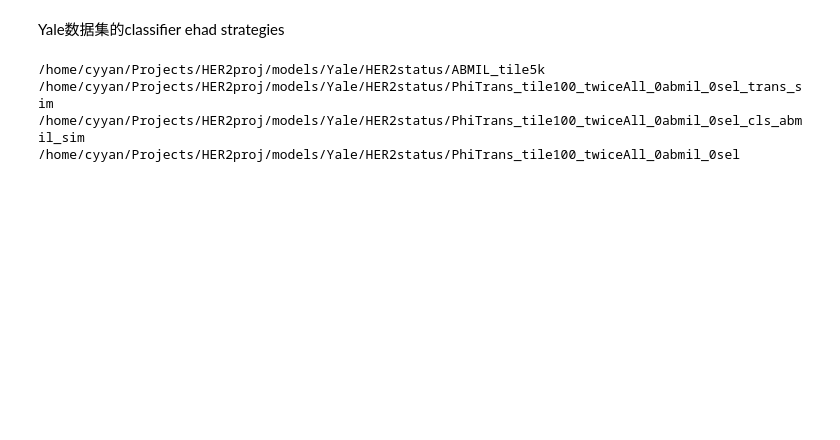
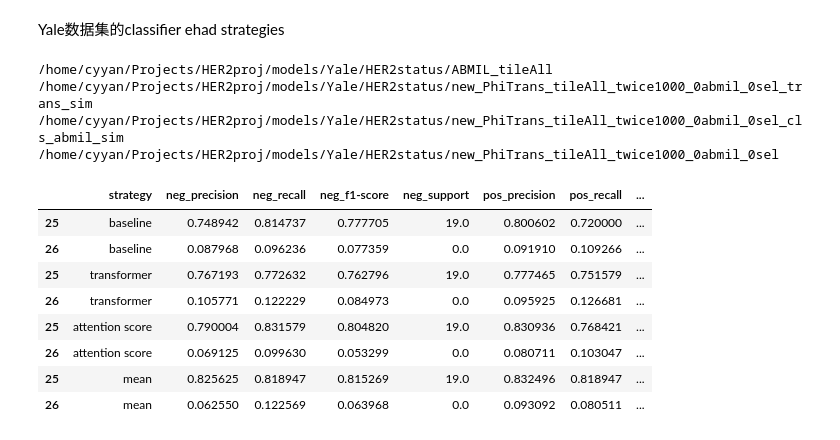
Before and after one commit to gatsby2016/PhiHER2, a Jupyter notebook: post_exp_figs/s7_5_prototype_head_ablation_metric.ipynb, the cells around one changed output. Cells and saved outputs as stored; diff of their text form; code cells hidden in the pictures; blank space fills up the shorter version.

```diff
--- a/post_exp_figs/s7_5_prototype_head_ablation_metric.ipynb
+++ b/post_exp_figs/s7_5_prototype_head_ablation_metric.ipynb
@@ -164,0 +227,24 @@ ax.set_xticklabels(bar_row_names)
+# %%
+root_path = "/home/cyyan/Projects/HER2proj/models/Yale/HER2status"
+filename = "summary_metrics_alltimes_kfolds.csv"
+
+mapping_exp = {'Baseline': 'ABMIL_tileAll',
+               'Non PTs': 'new_PhiTrans_tileAll_twice1000_0abmil_0sel_cls_keep_embedd_dim',
+               'Rand. PTs': 'randomprototypes_eval_on_PhiTrans',
+               'Init. PTs': 'new_PhiTrans_tileAll_twice1000_0abmil_0sel_selfqueryparam_uniform',
+               'Cluster PTs': 'new_PhiTrans_tileAll_twice1000_0abmil_0sel'
+}
+
+
+
+total_pd = pd.DataFrame()
+for exp_re, exp_name in mapping_exp.items():
+    exp_name = os.path.join(root_path, exp_name)
+    print(exp_name)
+    eval_res = pd.read_csv(os.path.join(exp_name, filename)).iloc[-2:-1, 3:]
+    eval_res.insert(0, column="method", value=exp_re)
+
+    total_pd = pd.concat([total_pd, eval_res], axis=0)
+
+total_pd
+# total_pd.to_csv(os.path.join(root_path, "Yale_prototype_ablation.csv"))
@@ -167,37 +301,48 @@ Yale数据集的classifier ehad strategies
 # %%
 root_path = "/home/cyyan/Projects/HER2proj/models/Yale/HER2status"
 filename = "summary_metrics_alltimes_kfolds.csv"
 
 ## loop 所有满足条件的exp name
-mapping_exp = {'baseline': 'ABMIL_tile5k',
-    'transformer': 'PhiTrans_tile100_twiceAll_0abmil_0sel_trans_sim',
-         'attention score': 'PhiTrans_tile100_twiceAll_0abmil_0sel_cls_abmil_sim',
-         'mean': 'PhiTrans_tile100_twiceAll_0abmil_0sel'
+mapping_exp = {'baseline': 'ABMIL_tileAll',
+    'transformer': 'new_PhiTrans_tileAll_twice1000_0abmil_0sel_trans_sim',
+         'attention score': 'new_PhiTrans_tileAll_twice1000_0abmil_0sel_cls_abmil_sim',
+         'mean': 'new_PhiTrans_tileAll_twice1000_0abmil_0sel'
 }
 
 
 mapping_color = {'baseline': '#D2D351', # 不用prototype 也不用cross attention
                  'transformer': '#C5D4E0',
          'attention score': '#dfadfd',
          'mean': '#dafdfa'
 }
 
 
 total_pd = pd.DataFrame()
-for exp_name in mapping_exp.values():
+for exp_re, exp_name in mapping_exp.items():
     exp_name = os.path.join(root_path, exp_name)
     print(exp_name)
 
     eval_res = pd.read_csv(os.path.join(exp_name, filename)).iloc[-2:, 3:]
+    eval_res.insert(0, column="strategy", value=exp_re)
+
     total_pd = pd.concat([total_pd, eval_res], axis=0)
 
 total_pd
-total_pd.to_csv(os.path.join(root_path, "classifier_strategies_Yale.csv"))
+# total_pd.to_csv(os.path.join(root_path, "classifier_strategies_Yale.csv"))
 # %% [output]
-/home/cyyan/Projects/HER2proj/models/Yale/HER2status/ABMIL_tile5k
-/home/cyyan/Projects/HER2proj/models/Yale/HER2status/PhiTrans_tile100_twiceAll_0abmil_0sel_trans_sim
-/home/cyyan/Projects/HER2proj/models/Yale/HER2status/PhiTrans_tile100_twiceAll_0abmil_0sel_cls_abmil_sim
-/home/cyyan/Projects/HER2proj/models/Yale/HER2status/PhiTrans_tile100_twiceAll_0abmil_0sel
+/home/cyyan/Projects/HER2proj/models/Yale/HER2status/ABMIL_tileAll
+/home/cyyan/Projects/HER2proj/models/Yale/HER2status/new_PhiTrans_tileAll_twice1000_0abmil_0sel_trans_sim
+/home/cyyan/Projects/HER2proj/models/Yale/HER2status/new_PhiTrans_tileAll_twice1000_0abmil_0sel_cls_abmil_sim
+/home/cyyan/Projects/HER2proj/models/Yale/HER2status/new_PhiTrans_tileAll_twice1000_0abmil_0sel
+|  | strategy | neg_precision | neg_recall | neg_f1-score | neg_support | pos_precision | pos_recall | ... |
+| 25 | baseline | 0.748942 | 0.814737 | 0.777705 | 19.0 | 0.800602 | 0.720000 | ... |
+| 26 | baseline | 0.087968 | 0.096236 | 0.077359 | 0.0 | 0.091910 | 0.109266 | ... |
+| 25 | transformer | 0.767193 | 0.772632 | 0.762796 | 19.0 | 0.777465 | 0.751579 | ... |
+| 26 | transformer | 0.105771 | 0.122229 | 0.084973 | 0.0 | 0.095925 | 0.126681 | ... |
+| 25 | attention score | 0.790004 | 0.831579 | 0.804820 | 19.0 | 0.830936 | 0.768421 | ... |
+| 26 | attention score | 0.069125 | 0.099630 | 0.053299 | 0.0 | 0.080711 | 0.103047 | ... |
+| 25 | mean | 0.825625 | 0.818947 | 0.815269 | 19.0 | 0.832496 | 0.818947 | ... |
+| 26 | mean | 0.062550 | 0.122569 | 0.063968 | 0.0 | 0.093092 | 0.080511 | ... |
 # %%
 
 bar_data_mean = {}
```
Also changed, not shown: parts of 13 cells of this notebook, 9 other files.
